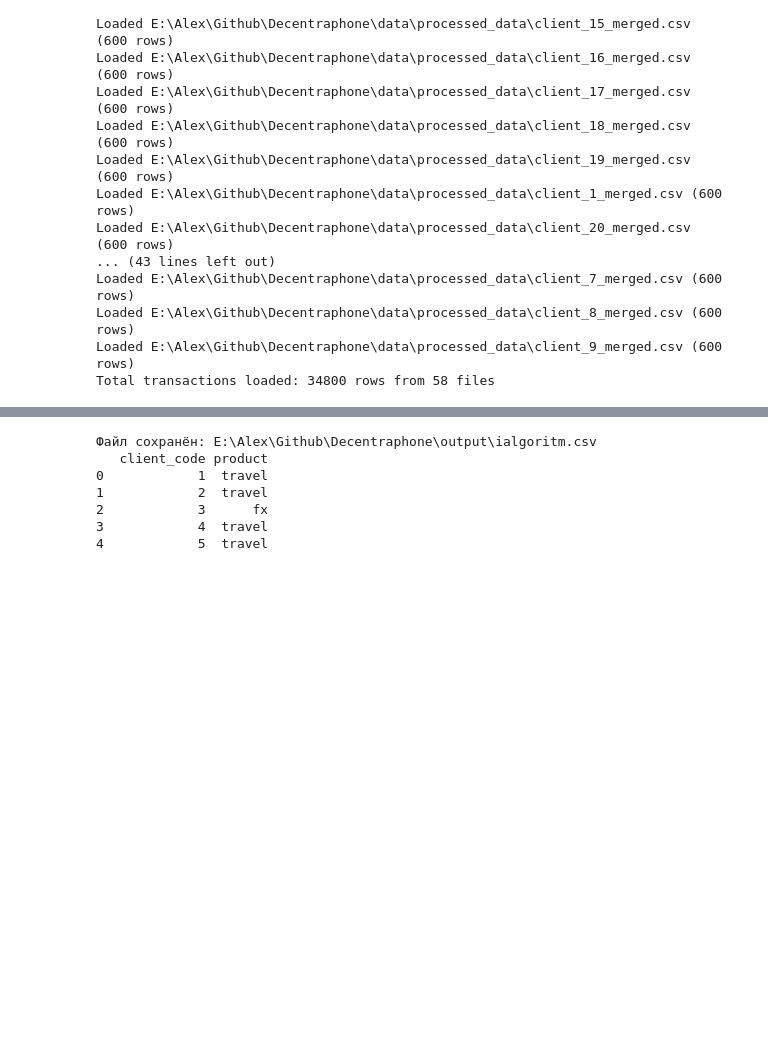
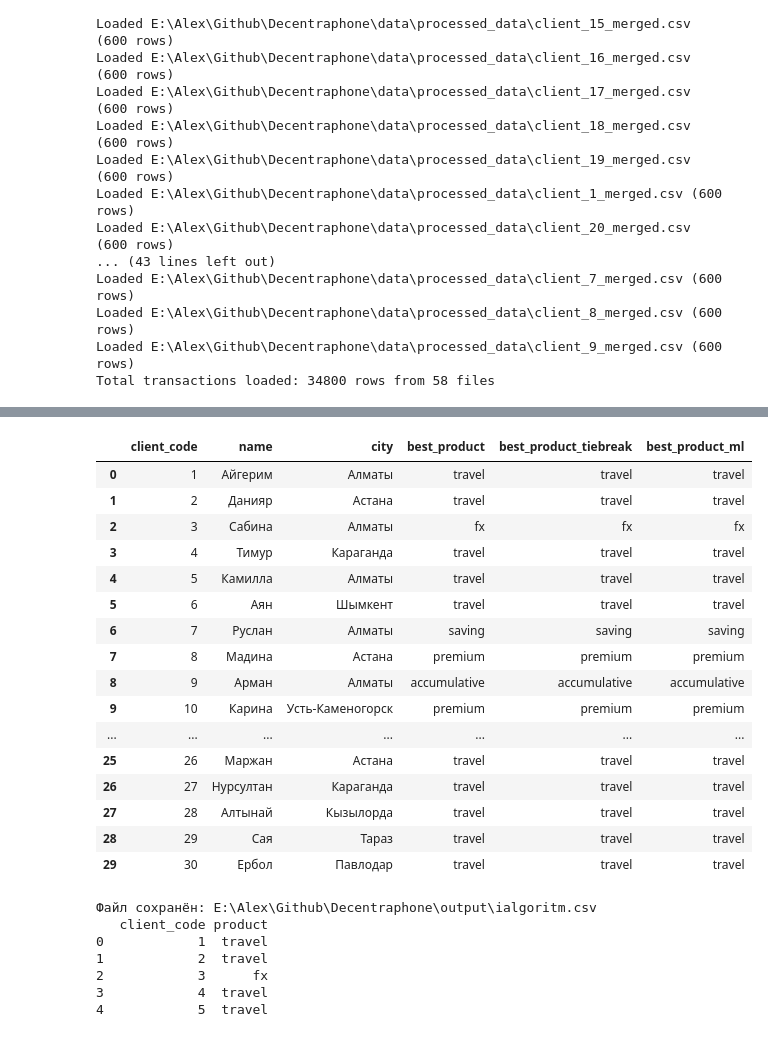
Before and after one commit to Alexloroo/Decentraphone, a Jupyter notebook: ai/Prototype_1.ipynb, the cells around one changed output, grey strips where cells are left out. Saved outputs shown, nothing was run; the diff lists cells and outputs as text; code cells hidden in the pictures; blank space fills up the shorter version.

```diff
--- a/ai/Prototype_1.ipynb
+++ b/ai/Prototype_1.ipynb
@@ -412 +488,21 @@ Name: count, dtype: int64
+# %%
+ml_result.head(30)
+# %% [output]
+|  | client_code | name | city | best_product | best_product_tiebreak | best_product_ml |
+| 0 | 1 | Айгерим | Алматы | travel | travel | travel |
+| 1 | 2 | Данияр | Астана | travel | travel | travel |
+| 2 | 3 | Сабина | Алматы | fx | fx | fx |
+| 3 | 4 | Тимур | Караганда | travel | travel | travel |
+| 4 | 5 | Камилла | Алматы | travel | travel | travel |
+| 5 | 6 | Аян | Шымкент | travel | travel | travel |
+| 6 | 7 | Руслан | Алматы | saving | saving | saving |
+| 7 | 8 | Мадина | Астана | premium | premium | premium |
+| 8 | 9 | Арман | Алматы | accumulative | accumulative | accumulative |
+| 9 | 10 | Карина | Усть-Каменогорск | premium | premium | premium |
+| ... | ... | ... | ... | ... | ... | ... |
+| 25 | 26 | Маржан | Астана | travel | travel | travel |
+| 26 | 27 | Нурсултан | Караганда | travel | travel | travel |
+| 27 | 28 | Алтынай | Кызылорда | travel | travel | travel |
+| 28 | 29 | Сая | Тараз | travel | travel | travel |
+| 29 | 30 | Ербол | Павлодар | travel | travel | travel |
 # %%
```
Also changed, not shown: parts of 7 cells of this notebook, 4 other files.
